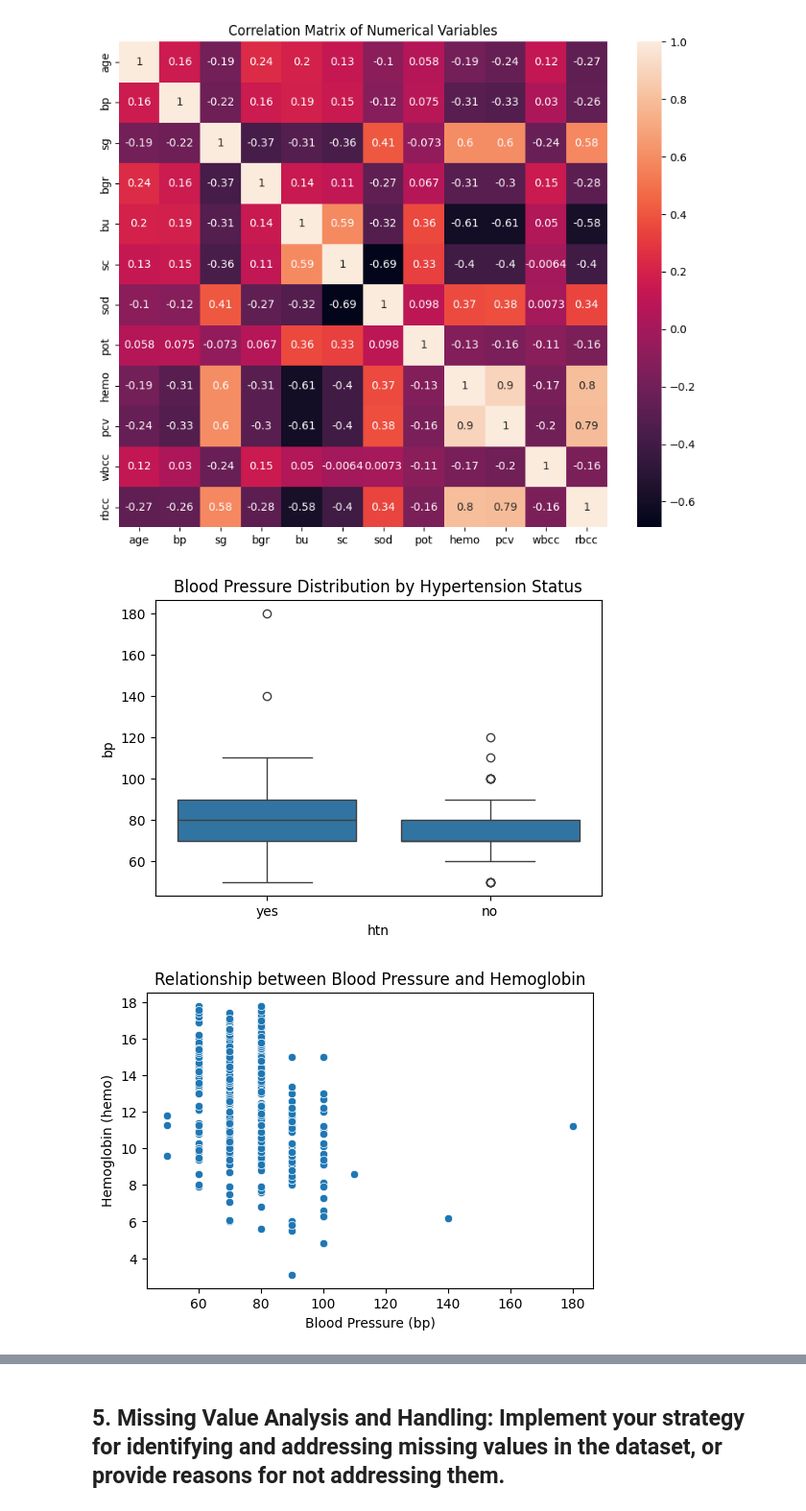
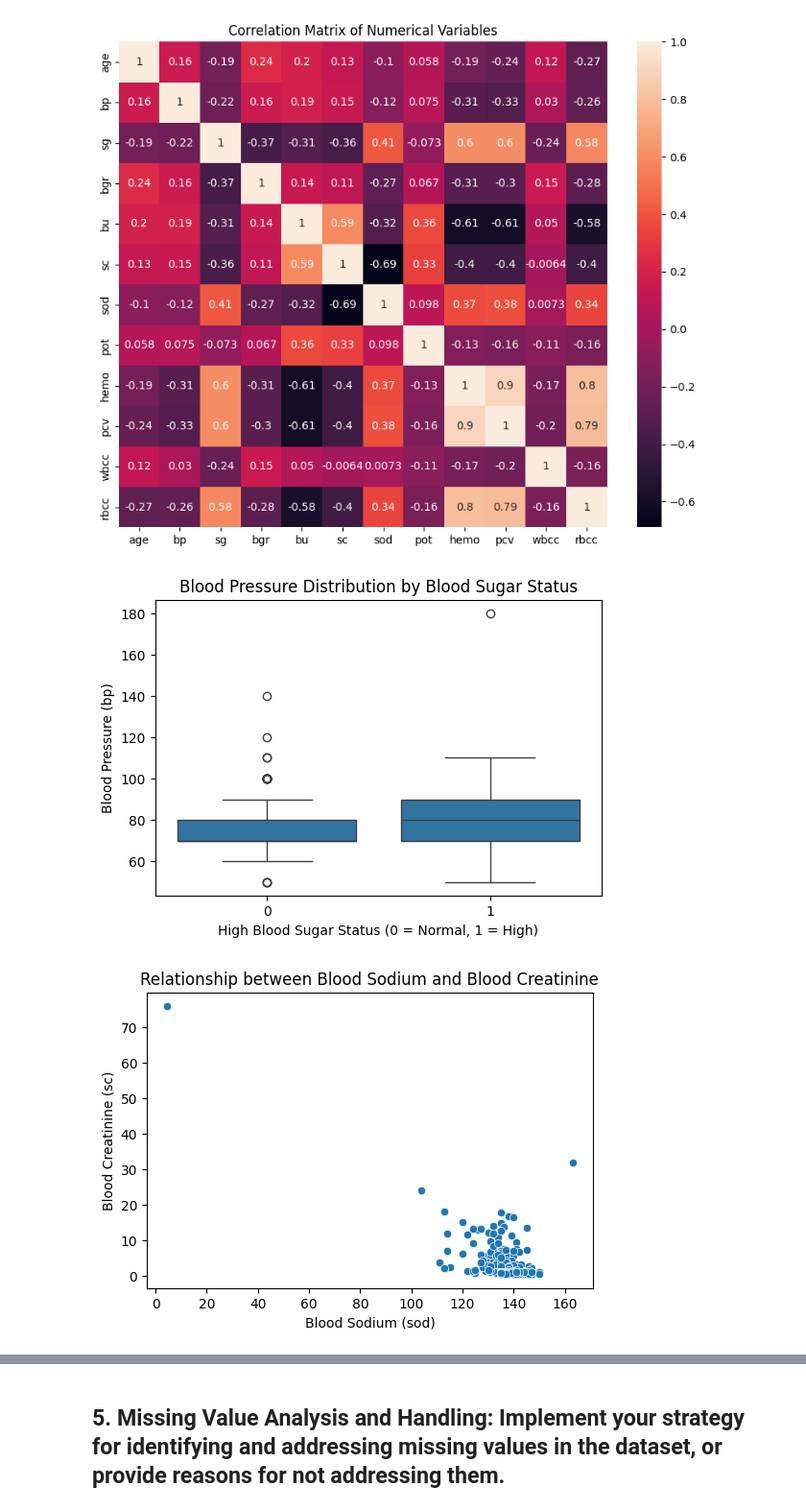
Before and after one commit to zhany988/assign-6-project, a Jupyter notebook: zyhfassignment6.ipynb, the cells around one changed output, grey strips where cells are left out. Shown at 96% size. Cells and saved outputs as stored; diff of their text form; code cells hidden in the pictures.

```diff
--- a/zyhfassignment6.ipynb
+++ b/zyhfassignment6.ipynb
@@ -293,18 +291,22 @@ plt.show()
 # %% [output]
 [figure]
 # %%
+ckd_data['high_bgr'] = (ckd_data['bgr'] > 140).astype(int)
+
 plt.figure(figsize=(6, 4))
-sns.boxplot(x='htn', y='bp', data=ckd_data)
-plt.title('Blood Pressure Distribution by Hypertension Status')
+sns.boxplot(x='high_bgr', y='bp', data=ckd_data)
+plt.title('Blood Pressure Distribution by Blood Sugar Status')
+plt.xlabel('High Blood Sugar Status (0 = Normal, 1 = High)')
+plt.ylabel('Blood Pressure (bp)')
 plt.show()
 # %% [output]
-[figure, old version]
+[figure, new version]
 # %%
 plt.figure(figsize=(6, 4))
-sns.scatterplot(x='bp', y='hemo', data=ckd_data)
-plt.title('Relationship between Blood Pressure and Hemoglobin')
-plt.xlabel('Blood Pressure (bp)')
-plt.ylabel('Hemoglobin (hemo)')
+sns.scatterplot(x='sod', y='sc', data=ckd_data)
+plt.title('Relationship between Blood Sodium and Blood Creatinine')
+plt.xlabel('Blood Sodium (sod)')
+plt.ylabel('Blood Creatinine (sc)')
 plt.show()
 # %% [output]
-[figure, old version]
+[figure, new version]
```
Also changed, not shown: parts of 15 cells of this notebook.
